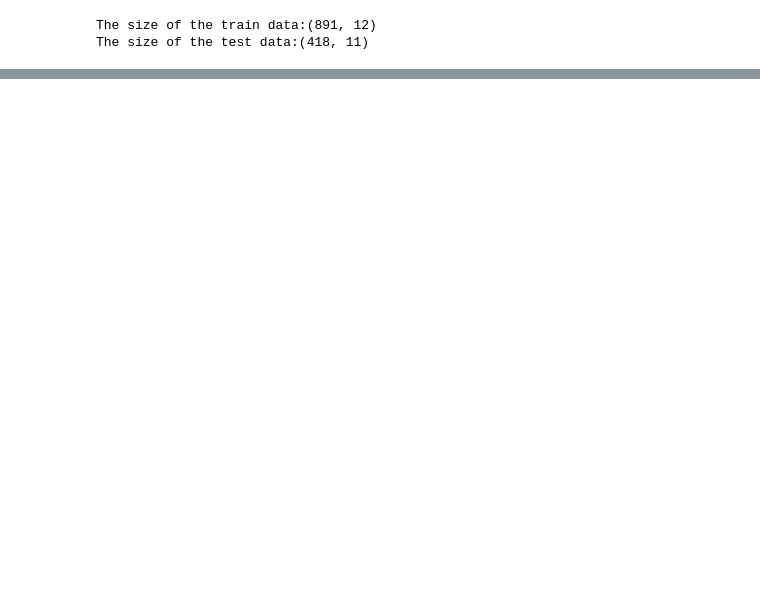
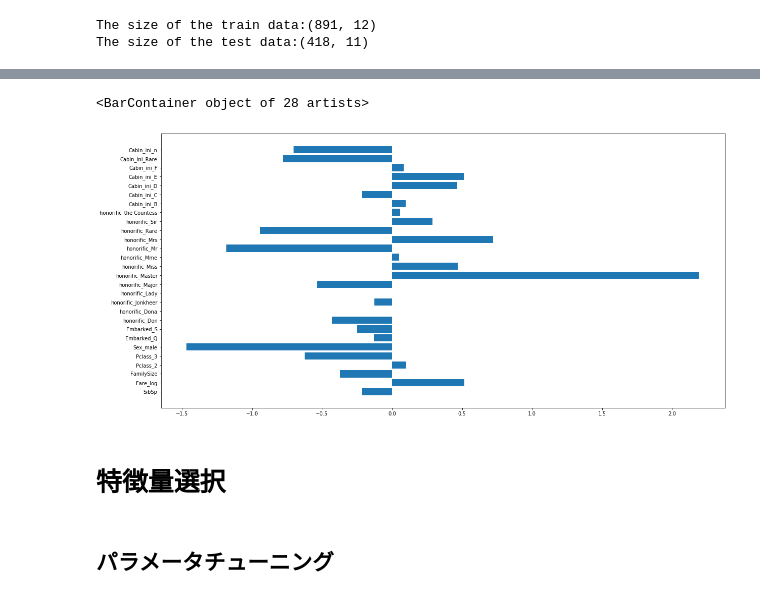
Before and after one commit to yolo-kiyoshi/kaggle_sample, a Jupyter notebook: titanic/notebook/ja-plot.ipynb, the cells around one changed output, grey strips where cells are left out. Drawn from its saved outputs; the diff is of its cells as text; code cells hidden in the pictures; blank space fills up the shorter version.

```diff
--- a/titanic/notebook/ja-plot.ipynb
+++ b/titanic/notebook/ja-plot.ipynb
@@ -97,0 +268,9 @@ from sklearn.model_selection import train_test_split
+# %%
+import numpy as np
+plt.figure(figsize=(20,10))
+plt.barh(np.array(X_train.columns),lr.coef_[0])
+# %% [output]
+<BarContainer object of 28 artists>
+[figure, added]
+# %% [markdown]
+# 特徴量選択
@@ -97,0 +285,2 @@ from sklearn.model_selection import train_test_split
+# %% [markdown]
+## パラメータチューニング
```
Also changed, not shown: parts of 54 cells of this notebook, 3 other files.
